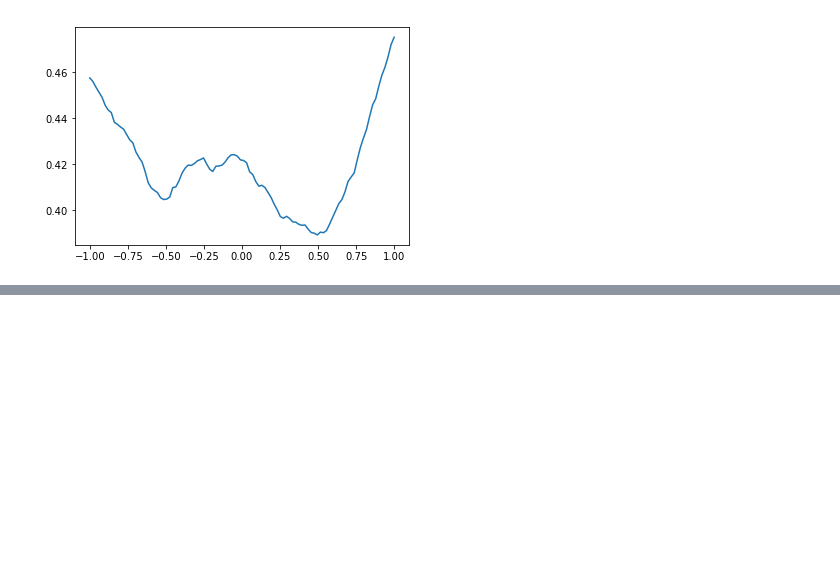
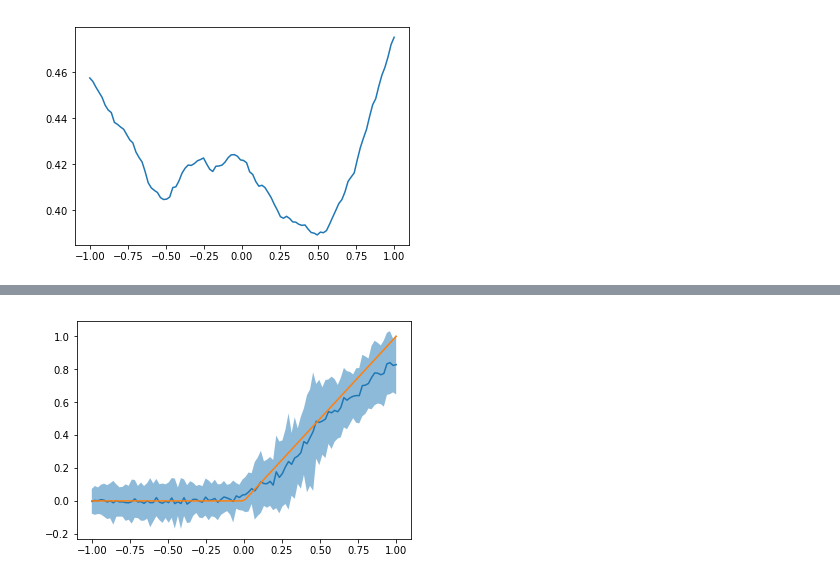
Before and after one commit to py-why/EconML, a Jupyter notebook: notebooks/SubsampledHonestForest.ipynb, the cells around one changed output, grey strips where cells are left out. Saved outputs shown, nothing was run; the diff lists cells and outputs as text; code cells hidden in the pictures; blank space fills up the shorter version.

```diff
--- a/notebooks/SubsampledHonestForest.ipynb
+++ b/notebooks/SubsampledHonestForest.ipynb
@@ -102,0 +140,16 @@ plt.show()
+# %%
+from econml.sklearn_extensions.honestforest import SubsampledHonestForest
+from econml.dml import ForestDMLCateEstimator
+from sklearn.ensemble import GradientBoostingRegressor
+import numpy as np
+import matplotlib.pyplot as plt
+n = 5000
+d = 5
+X = np.random.uniform(-1, 1, size=(n, d))
+true_fn = lambda x: 1*(x[:, 0] > 0) * x[:, 0]
+T = X[:, 0] + np.random.normal(size=(n,))
+y = true_fn(X) * T + X[:, 0] + np.random.normal(size=(n,))
+est = ForestDMLCateEstimator(model_y=GradientBoostingRegressor(min_samples_leaf=30),
+                             model_t=GradientBoostingRegressor(min_samples_leaf=30),
+                             n_estimators=1000, global_averaging=True, verbose=1)
+est.fit(y, T, X)
@@ -102,0 +159,4 @@ plt.show()
+# %%
+X_test = np.hstack([np.linspace(-1, 1, 100).reshape(-1, 1), np.random.normal(size=(100, d-1))])
+point = est.effect(X_test)
+low, up = est.effect_interval(X_test, 1, 99, normal=True)
@@ -102,0 +168,7 @@ plt.show()
+# %%
+plt.fill_between(np.linspace(-1, 1, 100), low, up, alpha=.5)
+plt.plot(np.linspace(-1, 1, 100), point)
+plt.plot(np.linspace(-1, 1, 100), true_fn(np.linspace(-1, 1, 100)[:, np.newaxis]))
+plt.show()
+# %% [output]
+[figure, added]
```
Also changed, not shown: parts of 8 cells of this notebook.
